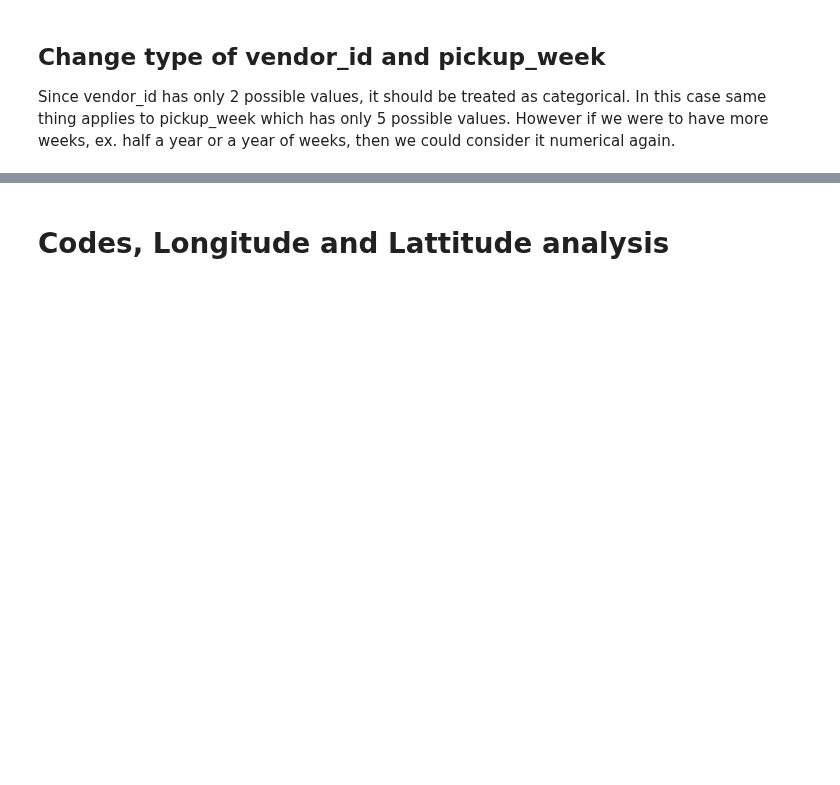
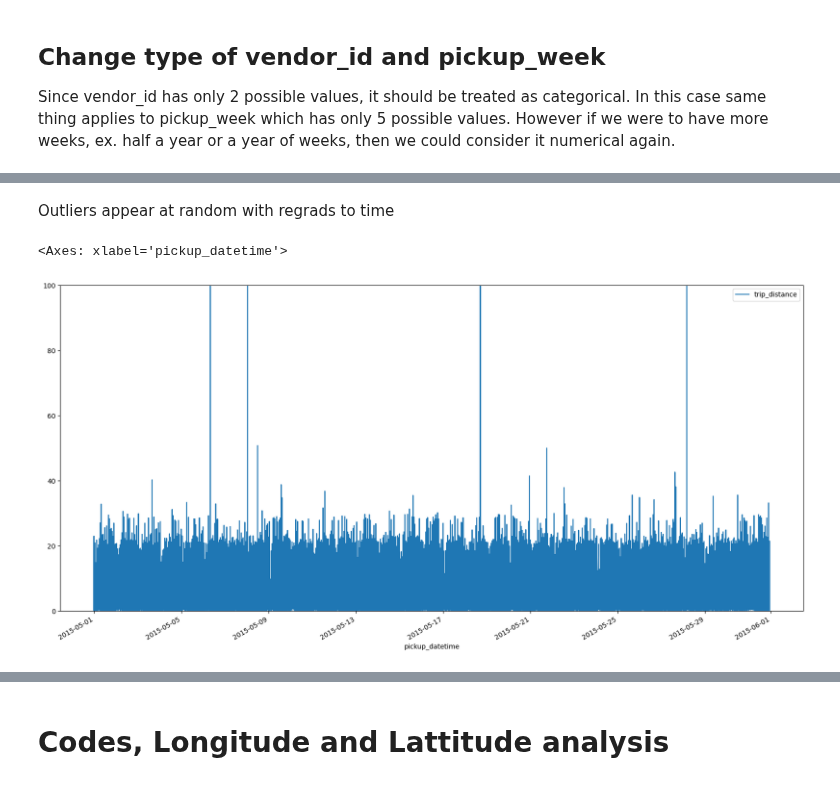
Before and after one commit to MichalKrzyzanski2002/Foundations-Data-Science-Project, a Jupyter notebook: Cleaning.ipynb, the cells around one changed output, grey strips where cells are left out. Cells and saved outputs as stored; diff of their text form; code cells hidden in the pictures; blank space fills up the shorter version.

```diff
--- a/Cleaning.ipynb
+++ b/Cleaning.ipynb
@@ -862,0 +872,7 @@ data['pickup_week']=data['pickup_week'].map(str)
+# %% [markdown]
+Outliers appear at random with regrads to time
+# %%
+data.plot(x="pickup_datetime",y=["trip_distance"],figsize=(20, 10), ylim=[0,100])
+# %% [output]
+<Axes: xlabel='pickup_datetime'>
+[figure, added]
```
Also changed, not shown: parts of 63 cells of this notebook, 1 other file.
